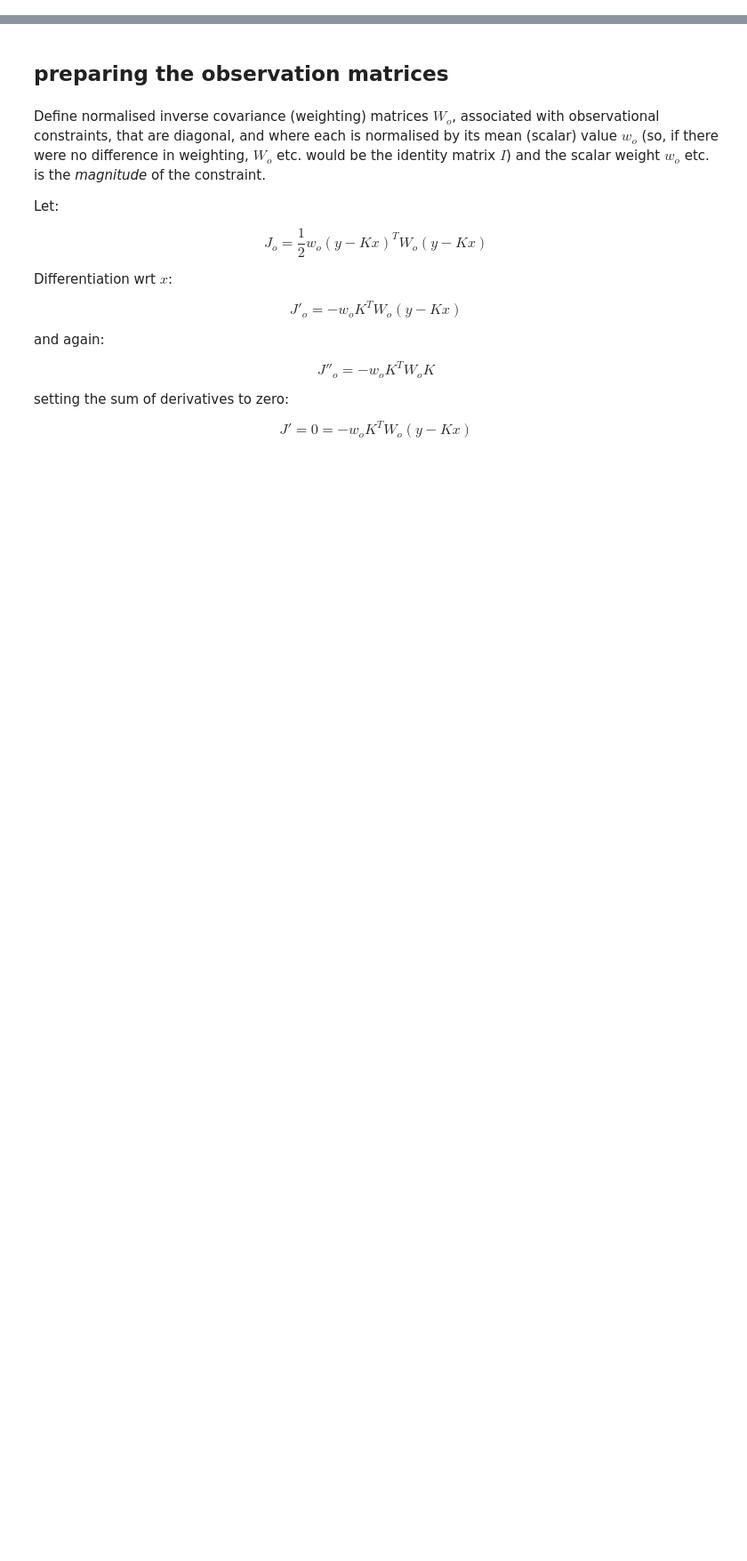
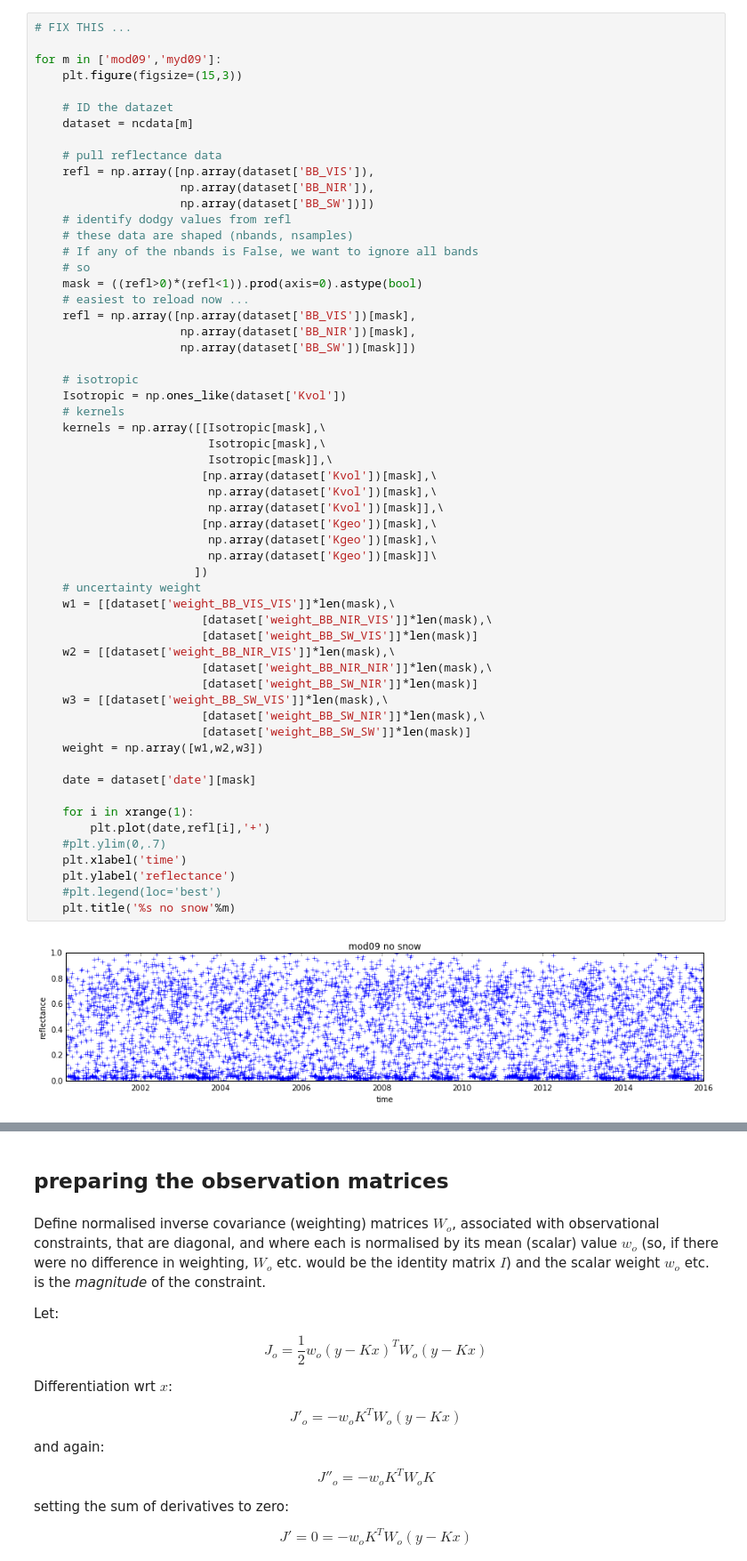
Before and after one commit to UCL-EO/QA4ECV_ATBD, a Jupyter notebook: notebooks/Load data.ipynb, the cells around one changed output, grey strips where cells are left out. Shown: that part at 89% size. Saved outputs shown, nothing was run; the diff lists cells and outputs as text; blank space fills up the shorter version.

```diff
--- a/notebooks/Load data.ipynb
+++ b/notebooks/Load data.ipynb
@@ -120,0 +135,59 @@ for m in ['meris','vgt']:
+# %%
+# FIX THIS ...
+
+for m in ['mod09','myd09']:
+    plt.figure(figsize=(15,3))
+
+    # ID the datazet
+    dataset = ncdata[m]
+
+    # pull reflectance data
+    refl = np.array([np.array(dataset['BB_VIS']),
+                     np.array(dataset['BB_NIR']),
+                     np.array(dataset['BB_SW'])])
+    # identify dodgy values from refl
+    # these data are shaped (nbands, nsamples)
+    # If any of the nbands is False, we want to ignore all bands
+    # so
+    mask = ((refl>0)*(refl<1)).prod(axis=0).astype(bool)
+    # easiest to reload now ...
+    refl = np.array([np.array(dataset['BB_VIS'])[mask],
+                     np.array(dataset['BB_NIR'])[mask],
+                     np.array(dataset['BB_SW'])[mask]])
+
+    # isotropic
+    Isotropic = np.ones_like(dataset['Kvol'])
+    # kernels
+    kernels = np.array([[Isotropic[mask],\
+                         Isotropic[mask],\
+                         Isotropic[mask]],\
+                        [np.array(dataset['Kvol'])[mask],\
+                         np.array(dataset['Kvol'])[mask],\
+                         np.array(dataset['Kvol'])[mask]],\
+                        [np.array(dataset['Kgeo'])[mask],\
+                         np.array(dataset['Kgeo'])[mask],\
+                         np.array(dataset['Kgeo'])[mask]]\
+                       ])
+    # uncertainty weight
+    w1 = [[dataset['weight_BB_VIS_VIS']]*len(mask),\
+                        [dataset['weight_BB_NIR_VIS']]*len(mask),\
+                        [dataset['weight_BB_SW_VIS']]*len(mask)]
+    w2 = [[dataset['weight_BB_NIR_VIS']]*len(mask),\
+                        [dataset['weight_BB_NIR_NIR']]*len(mask),\
+                        [dataset['weight_BB_SW_NIR']]*len(mask)]
+    w3 = [[dataset['weight_BB_SW_VIS']]*len(mask),\
+                        [dataset['weight_BB_SW_NIR']]*len(mask),\
+                        [dataset['weight_BB_SW_SW']]*len(mask)]
+    weight = np.array([w1,w2,w3])
+
+    date = dataset['date'][mask]
+
+    for i in xrange(1):
+        plt.plot(date,refl[i],'+')
+    #plt.ylim(0,.7)
+    plt.xlabel('time')
+    plt.ylabel('reflectance')
+    #plt.legend(loc='best')
+    plt.title('%s no snow'%m)
+# %% [output]
+[figure, added]
```
Also changed, not shown: parts of 19 cells of this notebook, 1 other file.
